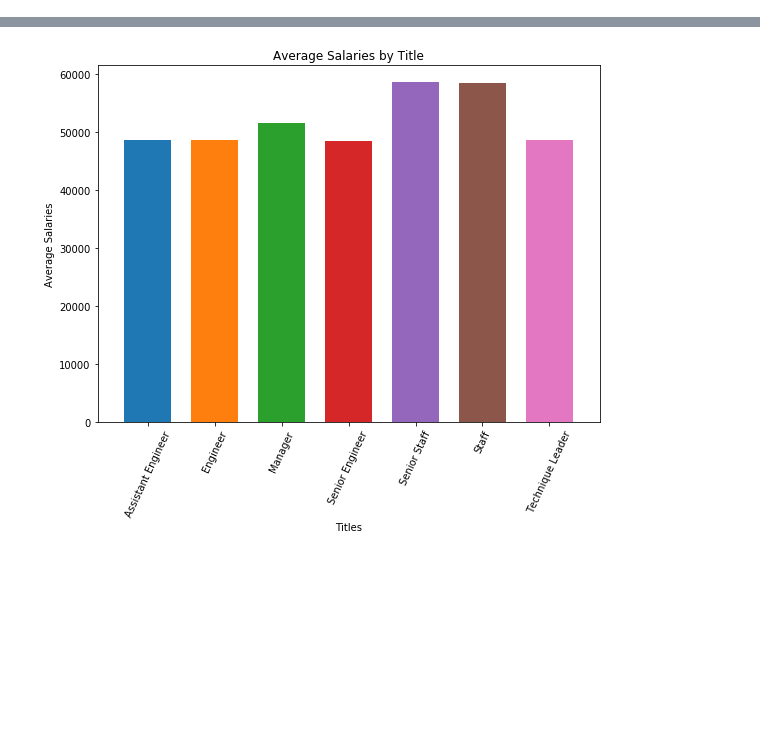
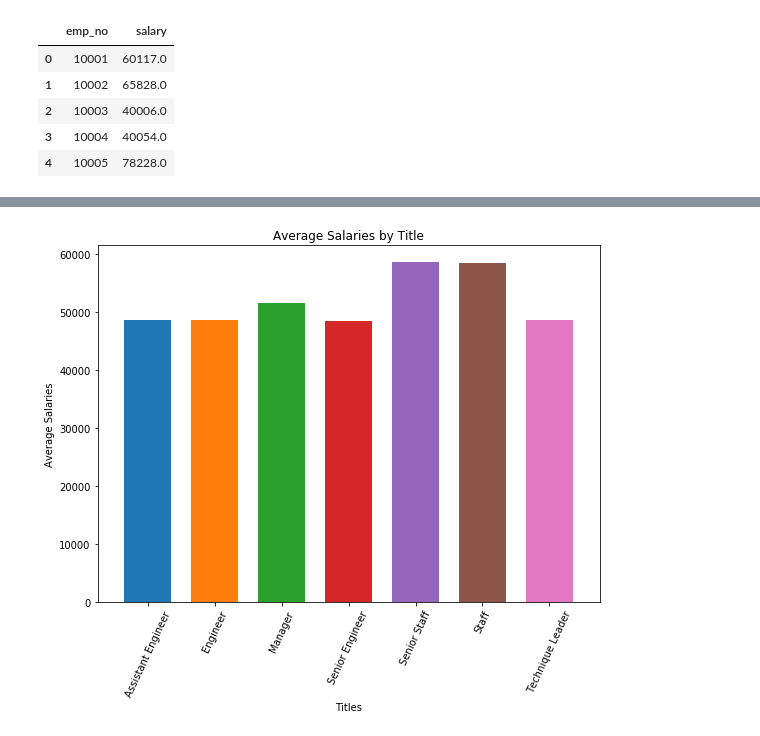
Before and after one commit to raviselva4/SQL-challenge, a Jupyter notebook: EmployeeSQL/sqlproject_bonus.ipynb, the cells around one changed output, grey strips where cells are left out. Saved outputs shown, nothing was run; the diff lists cells and outputs as text; code cells hidden in the pictures; blank space fills up the shorter version.

```diff
--- a/EmployeeSQL/sqlproject_bonus.ipynb
+++ b/EmployeeSQL/sqlproject_bonus.ipynb
@@ -17 +24,12 @@ connection = engine.connect()
+# %%
+salary_data = pd.read_sql("select distinct emp_no, salary from salaries",connection)
+cleaned_data = salary_data.dropna(how='any')
+cleaned_data.head()
+# %% [output]
+|  | emp_no | salary |
+| 0 | 10001 | 60117.0 |
+| 1 | 10002 | 65828.0 |
+| 2 | 10003 | 40006.0 |
+| 3 | 10004 | 40054.0 |
+| 4 | 10005 | 78228.0 |
 # %%
```
Also changed, not shown: parts of 2 cells of this notebook.
